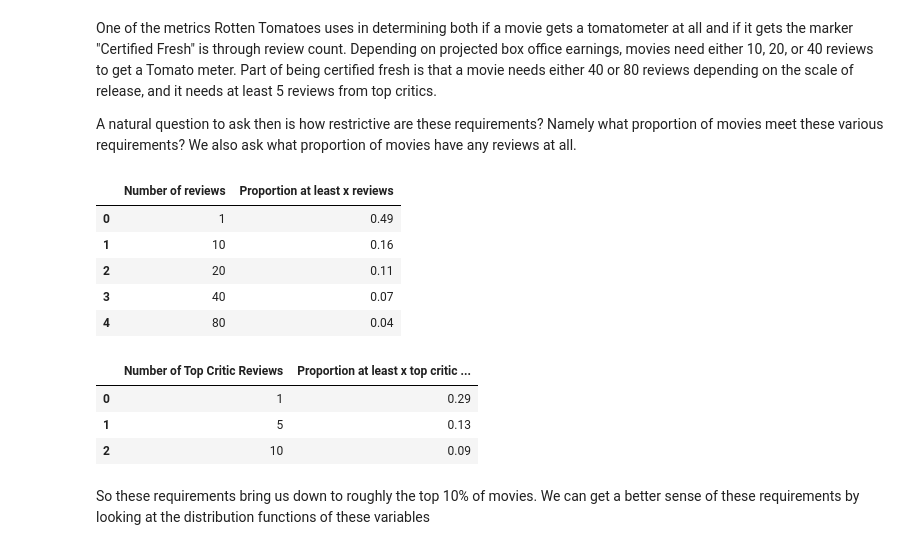
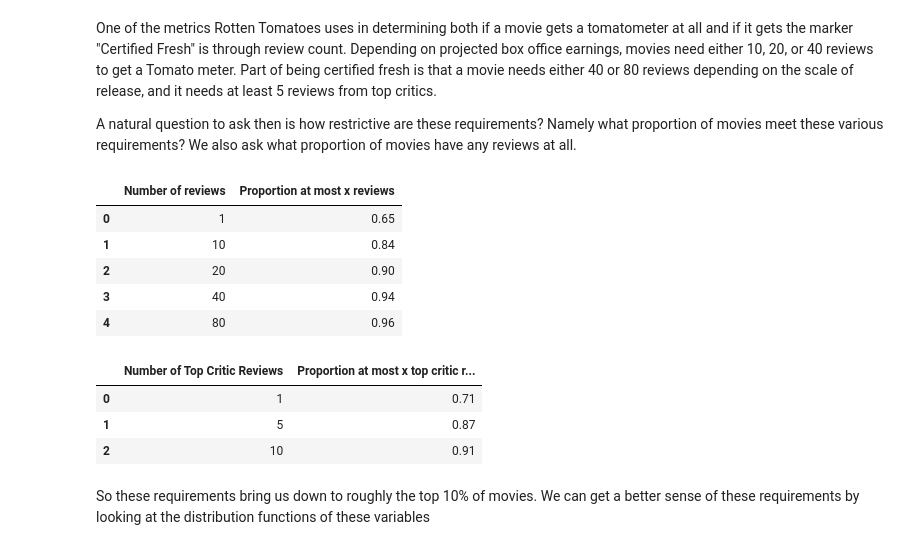
Before and after one commit to adamkapilow/Review_Aggregators, a Jupyter notebook: Capstone_2.ipynb, the cells around one changed output. Drawn from its saved outputs; the diff is of its cells as text; code cells hidden in the pictures.

```diff
--- a/Capstone_2.ipynb
+++ b/Capstone_2.ipynb
@@ -19,8 +21,10 @@ Rotten Tomatoes data sourced from https://www.kaggle.com/datasets/andrezaza/clap
 # %%
 #Importing movie, and review tables
 
-rotten_tomatoes_movies = pd.read_csv('rotten_tomatoes_movies.csv')
-rotten_tomatoes_reviews = pd.read_csv('rotten_tomatoes_movie_reviews.csv')
+movie_table_url = 'https://media.githubusercontent.com/media/adamkapilow/Review_Aggregators/main/rotten_tomatoes_movies.csv?raw=true'
+review_table_url = 'https://media.githubusercontent.com/media/adamkapilow/Review_Aggregators/main/rotten_tomatoes_movie_reviews.csv?raw=true'
+rotten_tomatoes_movies = pd.read_csv(movie_table_url)
+rotten_tomatoes_reviews = pd.read_csv(review_table_url)
 
 print(rotten_tomatoes_movies.info())
 # %% [output]
@@ -117,42 +119,42 @@ A natural question to ask then is how restrictive are these requirements? Namely
 # %%
 movies_to_reviews = rotten_tomatoes_movies[['id']].merge(rotten_tomatoes_reviews, how='left', on='id')
 
 #Getting total review counts
 review_counts_by_movie = movies_to_reviews.groupby('id')[['reviewId', 'isTopCritic']].agg({'reviewId' : 'count', 'isTopCritic' : 'sum'}).reset_index()
 review_counts_by_movie.rename(columns={'reviewId' : 'totalCountReviews', 'isTopCritic' : 'countTopCriticReviews'}, inplace=True)
 
 review_thresholds = np.array([1, 10, 20, 40, 80])
 review_quantiles = []
 for threshold in review_thresholds:
-    movies_at_threshold = review_counts_by_movie['totalCountReviews'] >= threshold
+    movies_at_threshold = review_counts_by_movie['totalCountReviews'] <= threshold
     proprtion_at_threshold = np.round(np.mean(movies_at_threshold), 2)
     # string_proportion = str(int(100*proprtion_at_threshold)) + '%'
     review_quantiles.append(proprtion_at_threshold)
 
 top_review_thresholds = np.array([1, 5, 10])
 top_review_quantiles = []
 for threshold in top_review_thresholds:
-    movies_at_threshold = review_counts_by_movie['countTopCriticReviews'] >= threshold
+    movies_at_threshold = review_counts_by_movie['countTopCriticReviews'] < threshold
     proprtion_at_threshold = np.round(np.mean(movies_at_threshold), 2)
     top_review_quantiles.append(proprtion_at_threshold)
 
-review_proportions = pd.DataFrame({'Number of reviews' : review_thresholds, 'Proportion at least x reviews' : review_quantiles})
+review_proportions = pd.DataFrame({'Number of reviews' : review_thresholds, 'Proportion at most x reviews' : review_quantiles})
 review_proportions
 # %% [output]
-|  | Number of reviews | Proportion at least x reviews |
-| 0 | 1 | 0.49 |
-| 1 | 10 | 0.16 |
-| 2 | 20 | 0.11 |
-| 3 | 40 | 0.07 |
-| 4 | 80 | 0.04 |
+|  | Number of reviews | Proportion at most x reviews |
+| 0 | 1 | 0.65 |
+| 1 | 10 | 0.84 |
+| 2 | 20 | 0.90 |
+| 3 | 40 | 0.94 |
+| 4 | 80 | 0.96 |
 # %%
-top_review_proportions = pd.DataFrame({'Number of Top Critic Reviews' : top_review_thresholds, 'Proportion at least x top critic reviews' : top_review_quantiles})
+top_review_proportions = pd.DataFrame({'Number of Top Critic Reviews' : top_review_thresholds, 'Proportion at most x top critic reviews' : top_review_quantiles})
 top_review_proportions
 # %% [output]
-|  | Number of Top Critic Reviews | Proportion at least x top critic ... |
-| 0 | 1 | 0.29 |
-| 1 | 5 | 0.13 |
-| 2 | 10 | 0.09 |
+|  | Number of Top Critic Reviews | Proportion at most x top critic r... |
+| 0 | 1 | 0.71 |
+| 1 | 5 | 0.87 |
+| 2 | 10 | 0.91 |
 # %% [markdown]
 So these requirements bring us down to roughly the top 10% of movies. We can get a better sense of these requirements by looking at the distribution functions of these variables
 # %%
```
Also changed, not shown: parts of 8 cells of this notebook.
